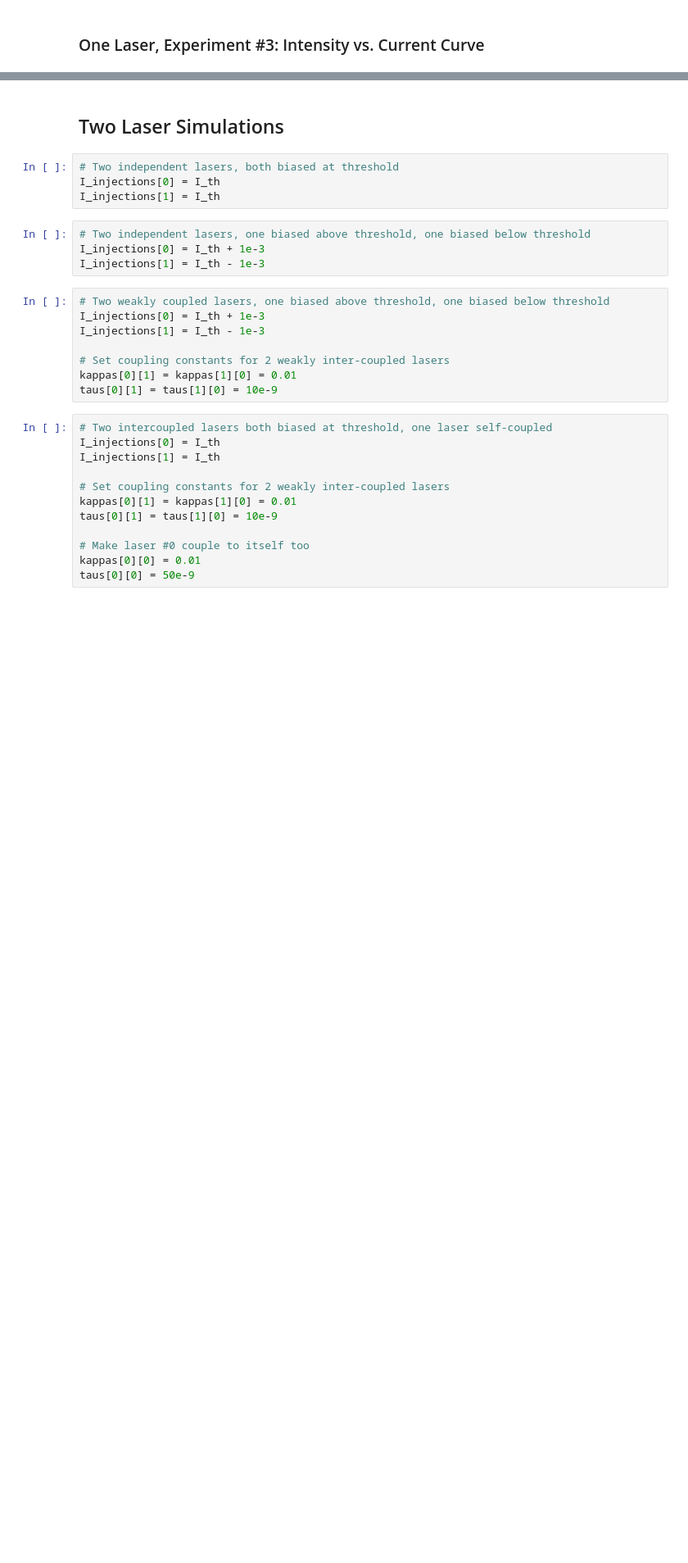
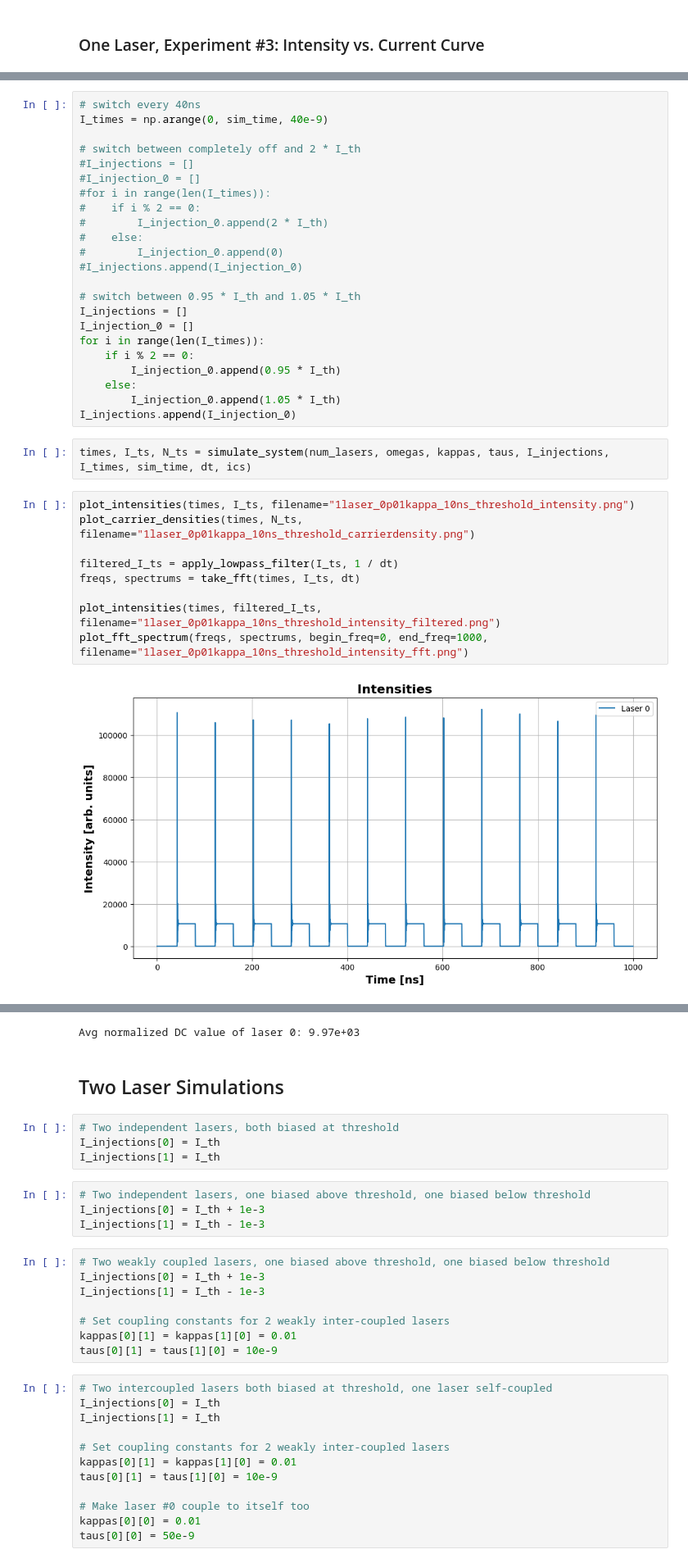
Before and after one commit to godwinduan/lasersim, a Jupyter notebook: MC_SLs_new.ipynb, the cells around one changed output, grey strips where cells are left out. Shown at 82% size. Drawn from its saved outputs; the diff is of its cells as text; blank space fills up the shorter version.

```diff
--- a/MC_SLs_new.ipynb
+++ b/MC_SLs_new.ipynb
@@ -470,0 +478,36 @@ plt.show()
+# %%
+# switch every 40ns
+I_times = np.arange(0, sim_time, 40e-9)
+
+# switch between completely off and 2 * I_th
+#I_injections = []
+#I_injection_0 = []
+#for i in range(len(I_times)):
+#    if i % 2 == 0:
+#        I_injection_0.append(2 * I_th)
+#    else:
+#        I_injection_0.append(0)
+#I_injections.append(I_injection_0)
+
+# switch between 0.95 * I_th and 1.05 * I_th
+I_injections = []
+I_injection_0 = []
+for i in range(len(I_times)):
+    if i % 2 == 0:
+        I_injection_0.append(0.95 * I_th)
+    else:
+        I_injection_0.append(1.05 * I_th)
+I_injections.append(I_injection_0)
+# %%
+times, I_ts, N_ts = simulate_system(num_lasers, omegas, kappas, taus, I_injections, I_times, sim_time, dt, ics)
+# %%
+plot_intensities(times, I_ts, filename="1laser_0p01kappa_10ns_threshold_intensity.png")
+plot_carrier_densities(times, N_ts, filename="1laser_0p01kappa_10ns_threshold_carrierdensity.png")
+
+filtered_I_ts = apply_lowpass_filter(I_ts, 1 / dt)
+freqs, spectrums = take_fft(times, I_ts, dt)
+
+plot_intensities(times, filtered_I_ts, filename="1laser_0p01kappa_10ns_threshold_intensity_filtered.png")
+plot_fft_spectrum(freqs, spectrums, begin_freq=0, end_freq=1000, filename="1laser_0p01kappa_10ns_threshold_intensity_fft.png")
+# %% [output]
+[figure, added]
@@ -471,3 +517,4 @@ plt.show()
+Avg normalized DC value of laser 0: 9.97e+03
 # %% [markdown]
 ## Two Laser Simulations
 # %%
```
Also changed, not shown: parts of 15 cells of this notebook, 2 other files.
